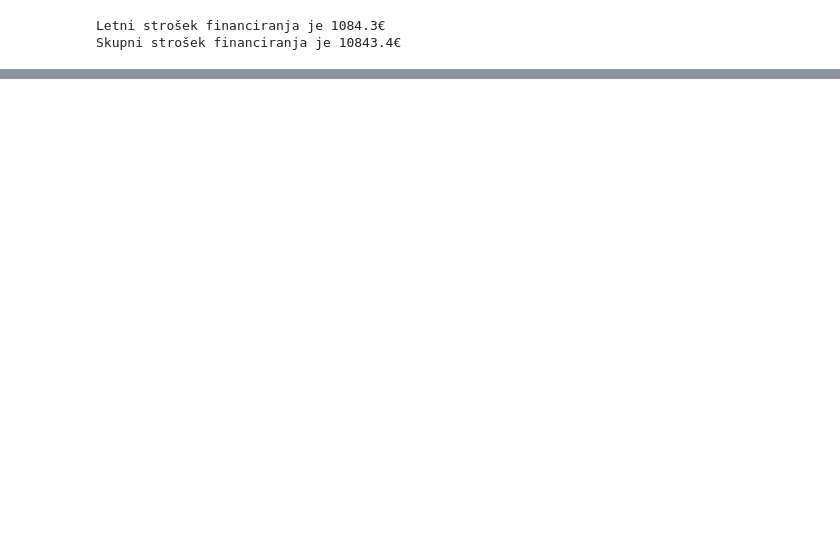
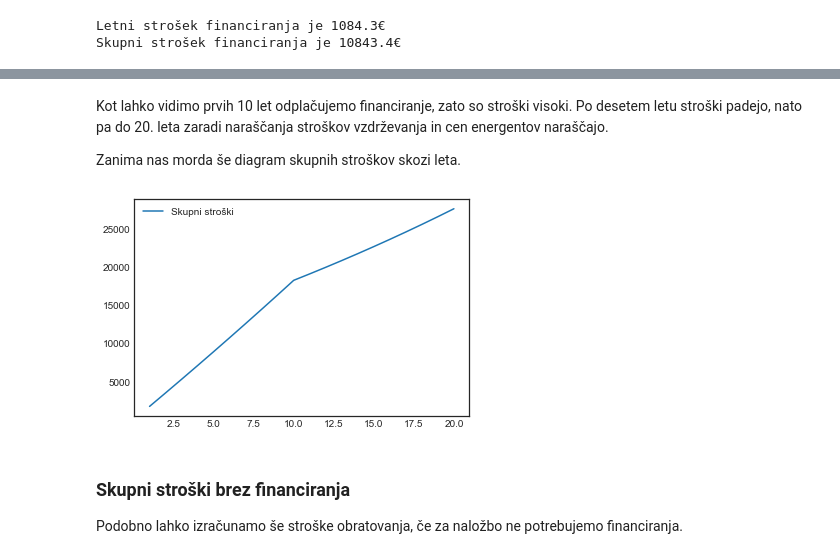
Before and after one commit to ezvr/TC, a Jupyter notebook: Poročilo.ipynb, the cells around one changed output, grey strips where cells are left out. Saved outputs shown, nothing was run; the diff lists cells and outputs as text; code cells hidden in the pictures; blank space fills up the shorter version.

```diff
--- a/Poročilo.ipynb
+++ b/Poročilo.ipynb
@@ -503,0 +569,15 @@ Skupni strošek financiranja je 10843.4€
+# %% [markdown]
+Kot lahko vidimo prvih 10 let odplačujemo financiranje, zato so stroški visoki. Po desetem letu stroški padejo, nato pa do 20. leta zaradi naraščanja stroškov vzdrževanja in cen energentov naraščajo.
+
+Zanima nas morda še diagram skupnih stroškov skozi leta.
+# %%
+strobr = list(map(lambda x: 0, yvzdr))
+for i, y in enumerate(yvzdrstr):
+     strobr[i] = strobr[i-1] + y
+plt.plot(yvzdr, strobr, '-', label='Skupni stroški')
+plt.legend();
+# %% [output]
+[figure, added]
+# %% [markdown]
+### Skupni stroški brez financiranja
+Podobno lahko izračunamo še stroške obratovanja, če za naložbo ne potrebujemo financiranja.
```
Also changed, not shown: parts of 32 cells of this notebook, 1 other file.
